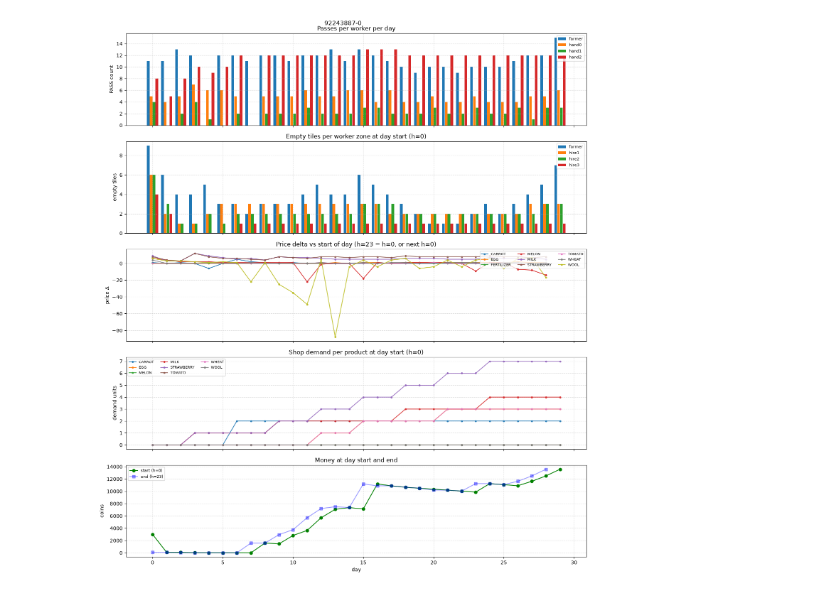
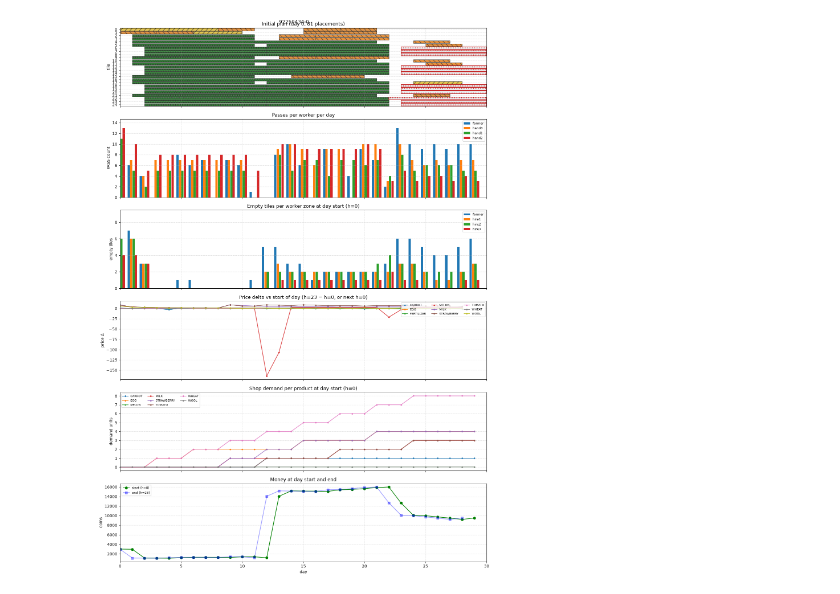
Before and after one commit to vlainic/kaggriculture, a Jupyter notebook: experiments/live_analysis.ipynb, the cells around one changed output. Cells and saved outputs as stored; diff of their text form; code cells hidden in the pictures.

```diff
--- a/experiments/live_analysis.ipynb
+++ b/experiments/live_analysis.ipynb
@@ -5,7 +5,7 @@ Parses `[exec] … PASS` and `[snap] …` lines from `kaggle competitions logs`
 
 **Note:** Older logs without `[snap]` lines only populate the PASS panel. Re-run after a submission that includes the snap logger.
 # %%
-filepath = "submissions/260812_3/92243887-0.json"
+filepath = "submissions/260812_4/92250434-0.json"
 # %%
 import json
 import re
@@ -85,5 +145,32 @@ log: 92243887-0.json  lines=2958  passes=114  snaps=59
 # %%
 DAYS = list(range(30))
+
+CROP_STYLE = {
+    "WHEAT": {"color": "#e8c84a", "hatch": "//"},
+    "CARROT": {"color": "#e8913a", "hatch": "\\\\"},
+    "TOMATO": {"color": "#8bc34a", "hatch": "xx"},
+    "MELON": {"color": "#2e7d32", "hatch": "oo"},
+    "STRAWBERRY": {"color": "#d94f4f", "hatch": ".."},
+}
+ANIMAL_STYLE = {
+    "GOOSE": {"color": "#90caf9", "hatch": "//"},
+    "COW": {"color": "#8d6e63", "hatch": "xx"},
+    "SHEEP": {"color": "#eceff1", "hatch": ".."},
+}
+
+
+def plan_bar_style(row: pd.Series) -> dict:
+    if row["kind"] == "crop":
+        st = dict(CROP_STYLE.get(row["label"], {"color": "#999999", "hatch": ""}))
+    else:
+        st = dict(ANIMAL_STYLE.get(row["label"], {"color": "#999999", "hatch": ""}))
+    if row["profile"] in ("with_fert", "with_care"):
+        st["edgecolor"] = "#1565c0" if row["kind"] == "crop" else "#c62828"
+        st["linewidth"] = 1.5
+    else:
+        st.setdefault("edgecolor", "#333333")
+        st.setdefault("linewidth", 0.8)
+    return st
 
 
 def series_by_day(
@@ -151,11 +238,49 @@ def price_delta_by_day(snaps: pd.DataFrame) -> pd.DataFrame:
     return pd.DataFrame(rows)
 
 
-def plot_live_analysis(passes: pd.DataFrame, snaps: pd.DataFrame) -> None:
-    fig, axes = plt.subplots(5, 1, figsize=(14, 16), sharex=True)
+def plot_live_analysis(
+    passes: pd.DataFrame,
+    snaps: pd.DataFrame,
+    plan: pd.DataFrame,
+    plan_selected: int | None = None,
+) -> None:
+    fig, axes = plt.subplots(6, 1, figsize=(14, 20), sharex=True)
     fig.suptitle(LOG_PATH.stem, fontsize=12)
 
-    ax0 = axes[0]
+    ax_plan = axes[0]
+    if plan.empty:
+        ax_plan.text(
+            0.5,
+            0.5,
+            "No initial plan in log",
+            ha="center",
+            va="center",
+            transform=ax_plan.transAxes,
+        )
+    else:
+        for _, row in plan.iterrows():
+            st = plan_bar_style(row)
+            width = row["end"] - row["start"]
+            ax_plan.barh(
+                y=row["tile"],
+                width=width,
+                left=row["start"],
+                height=0.8,
+                color=st["color"],
+                hatch=st.get("hatch", ""),
+                edgecolor=st["edgecolor"],
+                linewidth=st["linewidth"],
+            )
+        for zone_line in (8.5, 14.5, 20.5):
+            ax_plan.axhline(zone_line, color="gray", linewidth=0.6, alpha=0.5)
+    n = plan_selected if plan_selected is not None else len(plan)
+    ax_plan.set_ylabel("tile")
+    ax_plan.set_yticks(range(NUM_TILES))
+    ax_plan.set_ylim(NUM_TILES - 0.5, -0.5)
+    ax_plan.set_xlim(0, SEASON_DAYS)
+    ax_plan.set_title(f"Initial plan (day 0, {n} placements)")
+
+    ax0 = axes[1]
     if passes.empty:
         ax0.text(0.5, 0.5, "No PASS lines", ha="center", va="center", transform=ax0.transAxes)
     else:
@@ -170,7 +295,7 @@ def plot_live_analysis(passes: pd.DataFrame, snaps: pd.DataFrame) -> None:
     ax0.set_ylabel("PASS count")
     ax0.set_title("Passes per worker per day")
 
-    ax1 = axes[1]
+    ax1 = axes[2]
     day_snaps = snaps[snaps["hour"] == 0] if not snaps.empty else pd.DataFrame()
     has_zone_empty = not day_snaps.empty and all(
         col in day_snaps.columns for col in ZONE_EMPTY_COLS
@@ -200,7 +325,7 @@ def plot_live_analysis(passes: pd.DataFrame, snaps: pd.DataFrame) -> None:
     ax1.set_ylabel("empty tiles")
     ax1.set_title("Empty tiles per worker zone at day start (h=0)")
 
-    ax2 = axes[2]
+    ax2 = axes[3]
     price_df = price_delta_by_day(snaps)
     if price_df.empty:
         ax2.text(
@@ -221,7 +346,7 @@ def plot_live_analysis(passes: pd.DataFrame, snaps: pd.DataFrame) -> None:
     ax2.set_ylabel("price Δ")
     ax2.set_title("Price delta vs start of day (h=23 − h=0, or next h=0)")
 
-    ax3 = axes[3]
+    ax3 = axes[4]
     demand_columns = demand_cols(day_snaps)
     if not demand_columns:
         ax3.text(
@@ -241,36 +366,36 @@ def plot_live_analysis(passes: pd.DataFrame, snaps: pd.DataFrame) -> None:
         ax3.set_ylabel("demand units")
     ax3.set_title("Shop demand per product at day start (h=0)")
 
-    ax4 = axes[4]
+    ax4 = axes[5]
     end_snaps = snaps[snaps["hour"] == 23] if not snaps.empty else pd.DataFrame()
     if day_snaps.empty and end_snaps.empty:
         ax4.text(
             0.5,
             0.5,
             "No [snap] money data",
             ha="center",
             va="center",
             transform=ax4.transAxes,
         )
     else:
         if not day_snaps.empty:
             money_start = series_by_day(day_snaps, "money", fill=float("nan"))
             ax4.plot(DAYS, money_start.values, marker="o", color="green", label="start (h=0)", alpha=1.0)
         if not end_snaps.empty:
             money_end = series_by_day(end_snaps, "money", fill=float("nan"))
             ax4.plot(DAYS, money_end.values, marker="s", color="blue", label="end (h=23)", alpha=0.4)
         ax4.legend(loc="upper left", fontsize=8)
         ax4.set_ylabel("coins")
     ax4.set_title("Money at day start and end")
     ax4.set_xlabel("day")
 
     for ax in axes:
         ax.grid(True, linestyle="--", alpha=0.4)
 
     plt.tight_layout()
     plt.show()
 
 
-plot_live_analysis(passes_df, snaps_df)
+plot_live_analysis(passes_df, snaps_df, plan_df, plan_selected)
 # %% [output]
-[figure, old version]
+[figure, new version]
```
Also changed, not shown: parts of 2 cells of this notebook.
